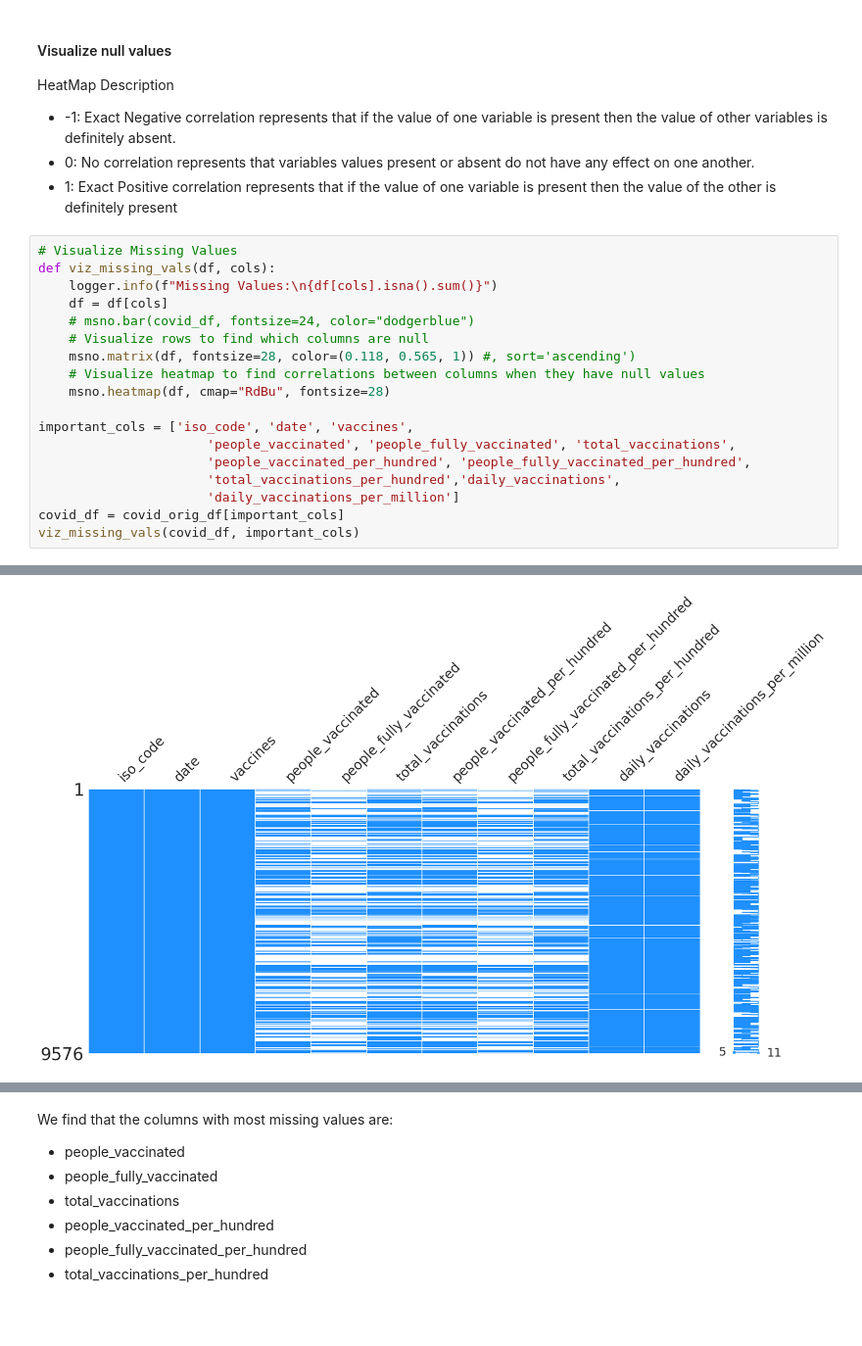
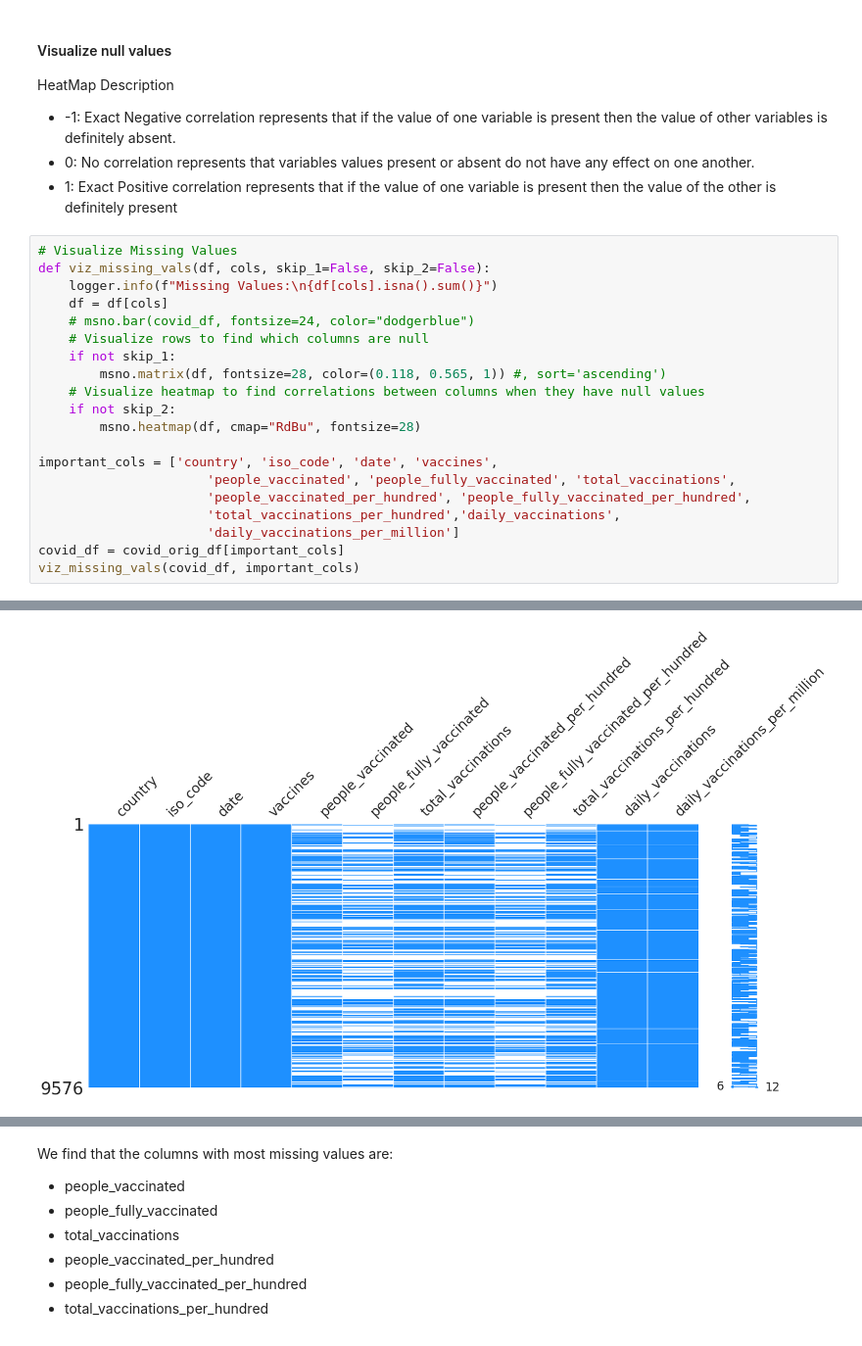
Before and after one commit to drkostas/covid19-vaccinations-predict, a Jupyter notebook: project.ipynb, the cells around one changed output, grey strips where cells are left out. Shown at 98% size. Saved outputs shown, nothing was run; the diff lists cells and outputs as text.

```diff
--- a/project.ipynb
+++ b/project.ipynb
@@ -270,16 +272,18 @@ HeatMap Description
 - 1: Exact Positive correlation represents that if the value of one variable is present then the value of the other is definitely present
 # %%
 # Visualize Missing Values
-def viz_missing_vals(df, cols):
+def viz_missing_vals(df, cols, skip_1=False, skip_2=False):
     logger.info(f"Missing Values:\n{df[cols].isna().sum()}")
     df = df[cols]
     # msno.bar(covid_df, fontsize=24, color="dodgerblue")
     # Visualize rows to find which columns are null
-    msno.matrix(df, fontsize=28, color=(0.118, 0.565, 1)) #, sort='ascending')
+    if not skip_1:
+        msno.matrix(df, fontsize=28, color=(0.118, 0.565, 1)) #, sort='ascending')
     # Visualize heatmap to find correlations between columns when they have null values
-    msno.heatmap(df, cmap="RdBu", fontsize=28)
+    if not skip_2:
+        msno.heatmap(df, cmap="RdBu", fontsize=28)
 
-important_cols = ['iso_code', 'date', 'vaccines',
+important_cols = ['country', 'iso_code', 'date', 'vaccines',
                       'people_vaccinated', 'people_fully_vaccinated', 'total_vaccinations',
                       'people_vaccinated_per_hundred', 'people_fully_vaccinated_per_hundred',
                       'total_vaccinations_per_hundred','daily_vaccinations',
@@ -291,16 +296,16 @@ viz_missing_vals(covid_df, important_cols)
 iso_code                                  0
 date                                      0
 vaccines                                  0
 people_vaccinated                      4409
 people_fully_vaccinated                5968
 total_vaccinations                     3804
 people_vaccinated_per_hundred          4409
 people_fully_vaccinated_per_hundred    5968
 total_vaccinations_per_hundred         3804
 daily_vaccinations                      183
 daily_vaccinations_per_million          183
 dtype: int64
-[figure, old version]
+[figure, new version]
 [figure]
 # %% [markdown]
 We find that the columns with most missing values are:
```
Also changed, not shown: parts of 32 cells of this notebook, 1 other file.
